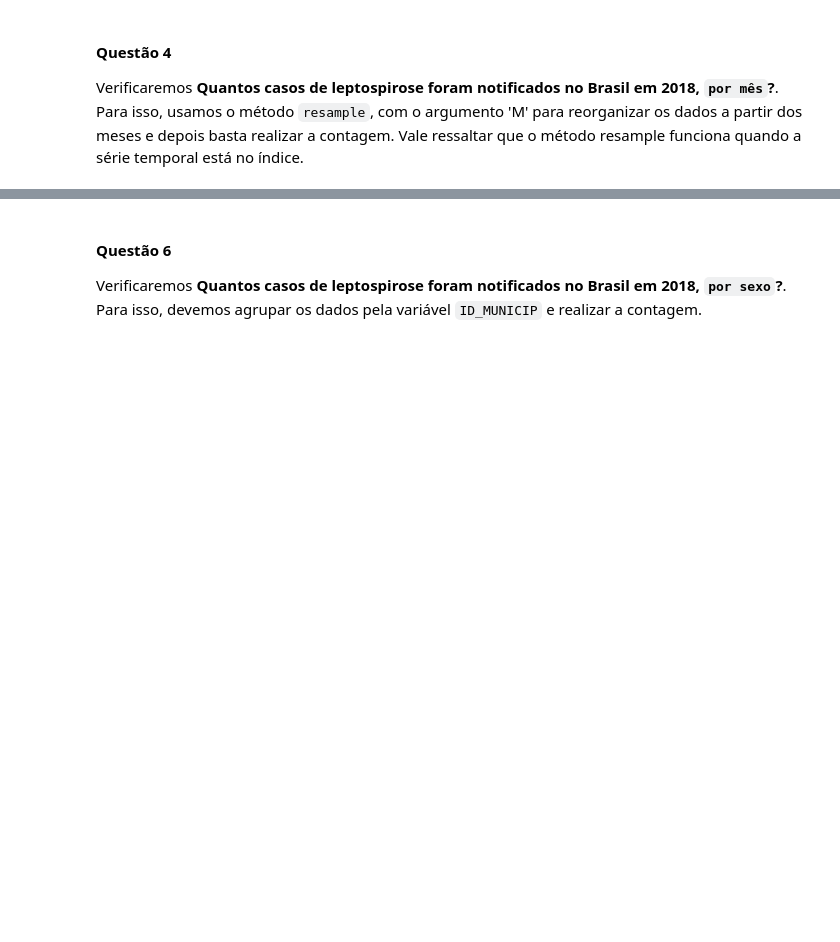
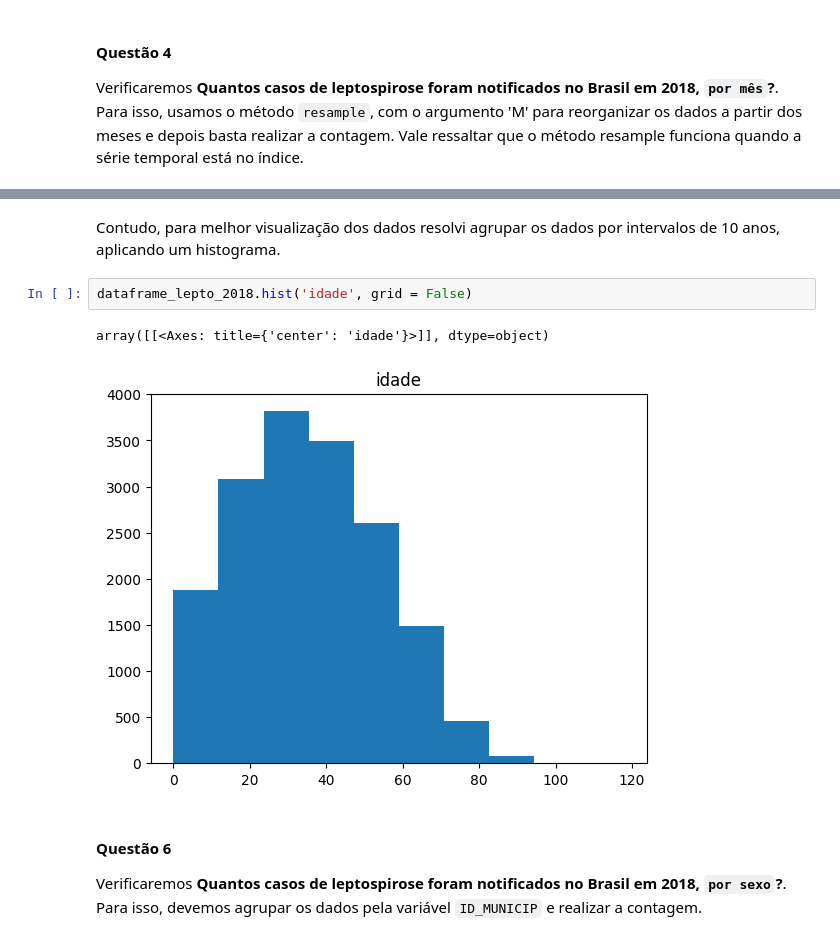
Before and after one commit to gtironi/exercicios_python, a Jupyter notebook: Projeto SUS/notebook_pysus.ipynb, the cells around one changed output, grey strips where cells are left out. Saved outputs shown, nothing was run; the diff lists cells and outputs as text; blank space fills up the shorter version.

```diff
--- a/Projeto SUS/notebook_pysus.ipynb
+++ b/Projeto SUS/notebook_pysus.ipynb
@@ -164,3 +152,10 @@ agrupado_por_idade['SG_UF']
+# %% [markdown]
+Contudo, para melhor visualização dos dados resolvi agrupar os dados por intervalos de 10 anos, aplicando um histograma.
+# %%
+dataframe_lepto_2018.hist('idade', grid = False)
+# %% [output]
+array([[<Axes: title={'center': 'idade'}>]], dtype=object)
+[figure, added]
 # %% [markdown]
 #### Questão 6
 
```
Also changed, not shown: parts of 3 cells of this notebook, 1 other file.
